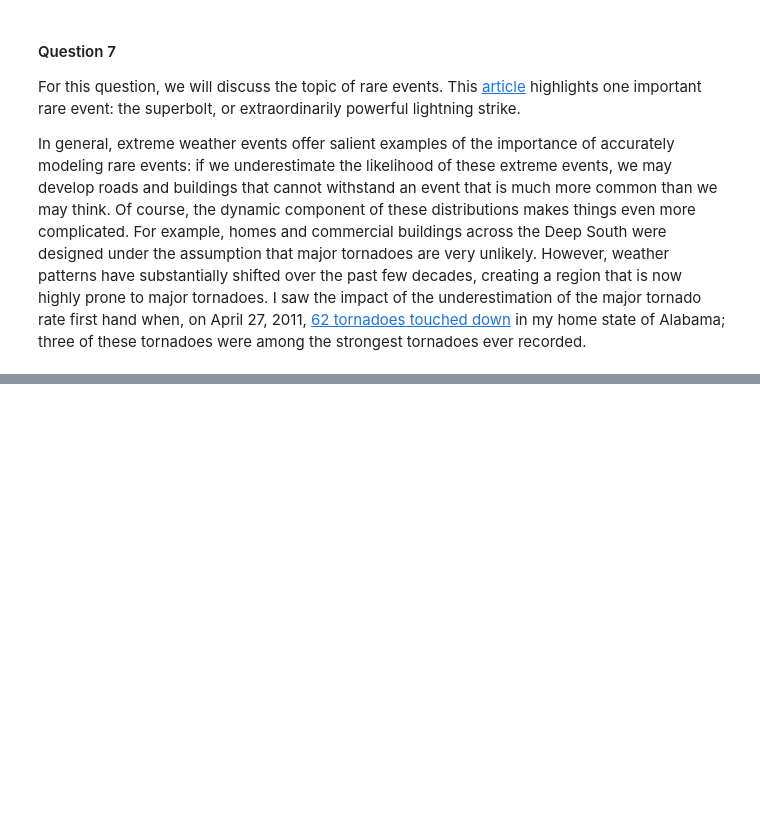
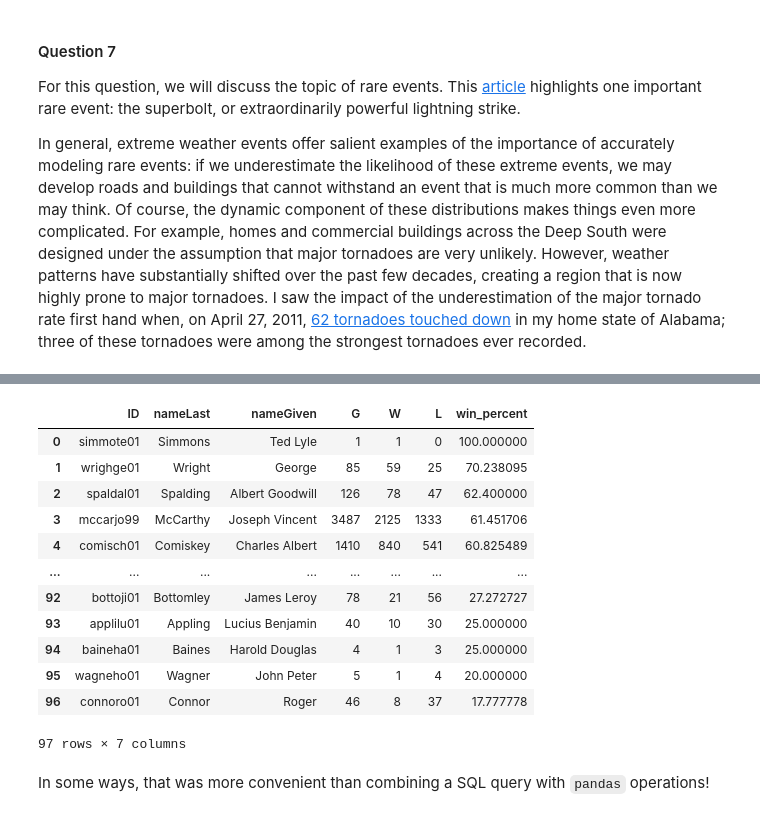
Before and after one commit to jccrews256/ST-554-HW-5, a Jupyter notebook: Homework_5.ipynb, the cells around one changed output, grey strips where cells are left out. Drawn from its saved outputs; the diff is of its cells as text; code cells hidden in the pictures; blank space fills up the shorter version.

```diff
--- a/Homework_5.ipynb
+++ b/Homework_5.ipynb
@@ -168,0 +569,35 @@ In general, extreme weather events offer salient examples of the importance of a
+# %%
+# Constructing a SQL query to obtain career-level data for each manager in the
+# HoF
+get_manager_careers = """
+    SELECT Managers.playerID as ID, nameLast, nameGiven, sum(G) as G,
+        sum(W) as W, sum(L) as L,
+        100.0*sum(W)/(sum(W) + sum(L)) as win_percent
+    FROM Managers
+    INNER JOIN HallOfFame on Managers.playerID = HallOfFame.playerID
+    LEFT JOIN People on Managers.playerID = People.playerID
+    WHERE inducted = "Y"
+    GROUP BY Managers.playerID, nameLast, nameGiven
+    ORDER BY win_percent DESC;
+    """
+# Reading career-level data into a data frame
+hof_manager_careers2 = pd.read_sql(get_manager_careers, con)
+
+# Printing the data frame
+hof_manager_careers2
+# %% [output]
+|  | ID | nameLast | nameGiven | G | W | L | win_percent |
+| 0 | simmote01 | Simmons | Ted Lyle | 1 | 1 | 0 | 100.000000 |
+| 1 | wrighge01 | Wright | George | 85 | 59 | 25 | 70.238095 |
+| 2 | spaldal01 | Spalding | Albert Goodwill | 126 | 78 | 47 | 62.400000 |
+| 3 | mccarjo99 | McCarthy | Joseph Vincent | 3487 | 2125 | 1333 | 61.451706 |
+| 4 | comisch01 | Comiskey | Charles Albert | 1410 | 840 | 541 | 60.825489 |
+| ... | ... | ... | ... | ... | ... | ... | ... |
+| 92 | bottoji01 | Bottomley | James Leroy | 78 | 21 | 56 | 27.272727 |
+| 93 | applilu01 | Appling | Lucius Benjamin | 40 | 10 | 30 | 25.000000 |
+| 94 | baineha01 | Baines | Harold Douglas | 4 | 1 | 3 | 25.000000 |
+| 95 | wagneho01 | Wagner | John Peter | 5 | 1 | 4 | 20.000000 |
+| 96 | connoro01 | Connor | Roger | 46 | 8 | 37 | 17.777778 |
+97 rows × 7 columns
+# %% [markdown]
+In some ways, that was more convenient than combining a SQL query with `pandas` operations!
```
Also changed, not shown: parts of 37 cells of this notebook.
